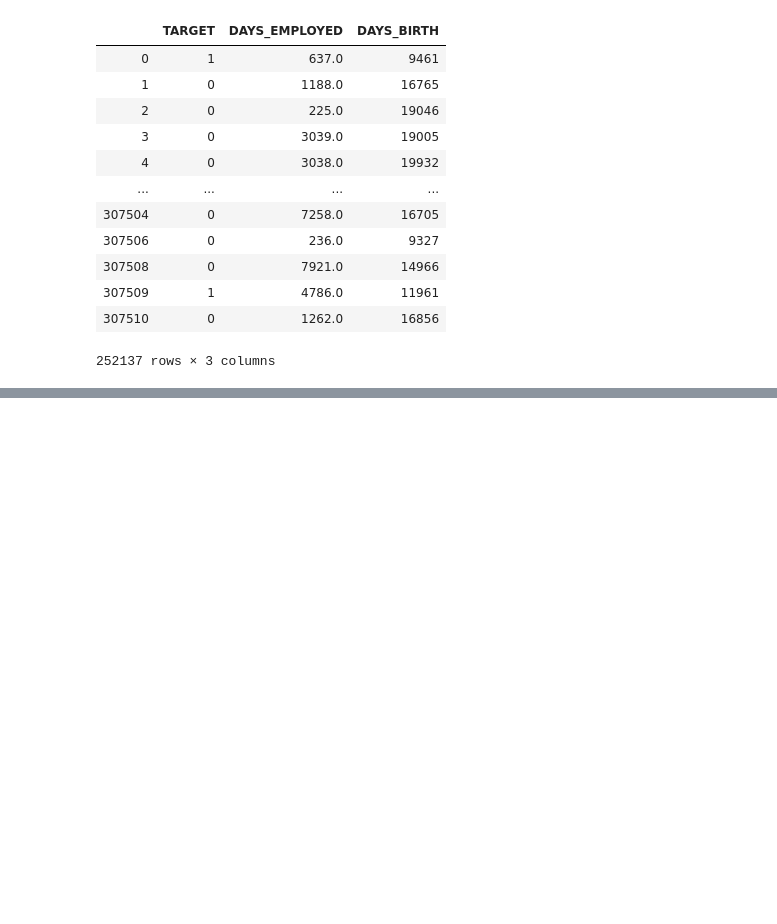
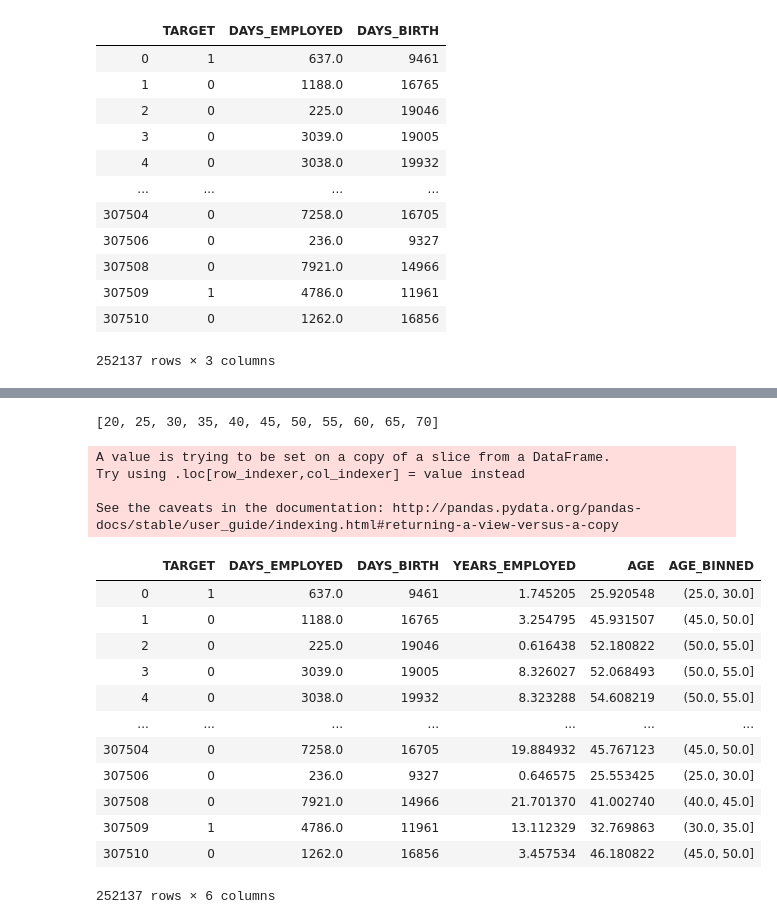
Before and after one commit to SaruXuan/4th-ML100Days, a Jupyter notebook: homework/Day_018_HW.ipynb, the cells around one changed output, grey strips where cells are left out. Saved outputs shown, nothing was run; the diff lists cells and outputs as text; code cells hidden in the pictures; blank space fills up the shorter version.

```diff
--- a/homework/Day_018_HW.ipynb
+++ b/homework/Day_018_HW.ipynb
@@ -211,0 +179,27 @@ temp
+# %%
+interval = []
+for i in range(20, 70, 5):
+    interval.append(i)
+interval.append(70)
+print(interval)
+temp['AGE_BINNED'] = pd.cut(temp['AGE'], interval, include_lowest=True)
+temp
+# %% [output]
+[20, 25, 30, 35, 40, 45, 50, 55, 60, 65, 70]
+A value is trying to be set on a copy of a slice from a DataFrame.
+Try using .loc[row_indexer,col_indexer] = value instead
+
+See the caveats in the documentation: http://pandas.pydata.org/pandas-docs/stable/user_guide/indexing.html#returning-a-view-versus-a-copy
+|  | TARGET | DAYS_EMPLOYED | DAYS_BIRTH | YEARS_EMPLOYED | AGE | AGE_BINNED |
+| 0 | 1 | 637.0 | 9461 | 1.745205 | 25.920548 | (25.0, 30.0] |
+| 1 | 0 | 1188.0 | 16765 | 3.254795 | 45.931507 | (45.0, 50.0] |
+| 2 | 0 | 225.0 | 19046 | 0.616438 | 52.180822 | (50.0, 55.0] |
+| 3 | 0 | 3039.0 | 19005 | 8.326027 | 52.068493 | (50.0, 55.0] |
+| 4 | 0 | 3038.0 | 19932 | 8.323288 | 54.608219 | (50.0, 55.0] |
+| ... | ... | ... | ... | ... | ... | ... |
+| 307504 | 0 | 7258.0 | 16705 | 19.884932 | 45.767123 | (45.0, 50.0] |
+| 307506 | 0 | 236.0 | 9327 | 0.646575 | 25.553425 | (25.0, 30.0] |
+| 307508 | 0 | 7921.0 | 14966 | 21.701370 | 41.002740 | (40.0, 45.0] |
+| 307509 | 1 | 4786.0 | 11961 | 13.112329 | 32.769863 | (30.0, 35.0] |
+| 307510 | 0 | 1262.0 | 16856 | 3.457534 | 46.180822 | (45.0, 50.0] |
+252137 rows × 6 columns
```
Also changed, not shown: parts of 7 cells of this notebook.
